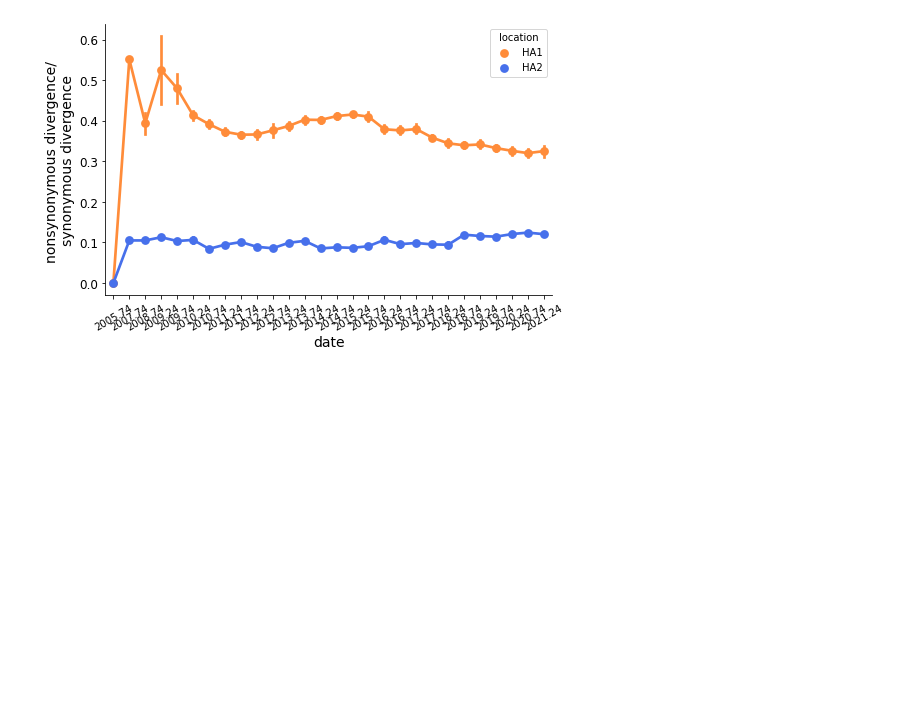
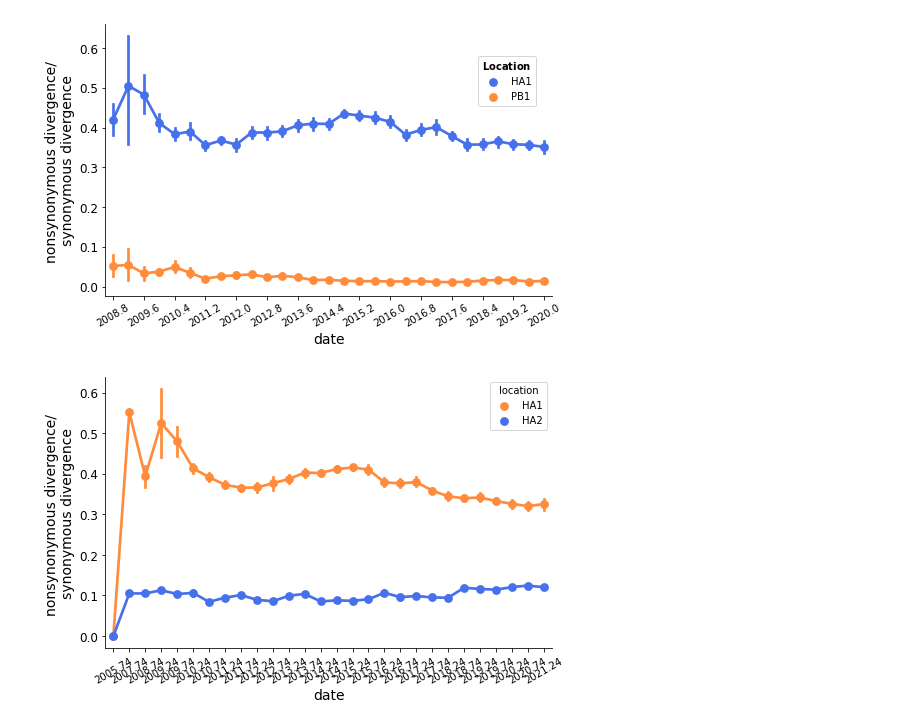
Before and after one commit to blab/sarscov2-adaptive-evolution, a Jupyter notebook: analysis/divergence-h3n2.ipynb, the cells around one changed output. Drawn from its saved outputs; the diff is of its cells as text; code cells hidden in the pictures; blank space fills up the shorter version.

Commit message:
add fig2 supp: h3n2 divergence ratios

```diff
--- a/analysis/divergence-h3n2.ipynb
+++ b/analysis/divergence-h3n2.ipynb
@@ -28,4 +32,0 @@ tree = json_to_tree(tree_json)
-# %%
-root_url = f"https://data.nextstrain.org/flu_seasonal_h3n2_ha_2y_root-sequence.json"
-
-root_json = requests.get(root_url).json()
@@ -73,7 +52,7 @@ def get_parent(tree, child_clade):
     node_path = tree.get_path(child_clade)
     return node_path
 # %%
-def determine_synonymous(nuc_muts_on_branch, parent_diffs_from_ref):
+def determine_synonymous(nuc_muts_on_branch, parent_diffs_from_ref, root_json,reference_gene_locations, reference_gene_codon):
 
     parent_diffs_pos = [int(k) for k,v in parent_diffs_from_ref.items()]
 
@@ -280,11 +305,5 @@ for node in tree.find_clades():
 # %%
-first_timepoint = tree.root.node_attrs['num_date']['value']
-last_timepoint = 0
-for node in tree.find_clades():
-    if node.node_attrs['num_date']['value'] > last_timepoint:
-        last_timepoint = node.node_attrs['num_date']['value']
-
-def make_time_windows(window_len):
+def make_time_windows(first_timepoint, last_timepoint, window_len):
     time_windows = np.arange(first_timepoint, last_timepoint, window_len).tolist()
     time_windows += [last_timepoint]
     return time_windows
@@ -357,0 +383,2 @@ window_dnds = find_divergence_in_window()
+# %%
+window_dnds = find_divergence_in_window(['ha', 'pb1'], window_len=0.4)
@@ -358,3 +400,24 @@ window_dnds = find_divergence_in_window()
+# %%
+fig, ax = plt.subplots(figsize=(8,5))
+cmap = {'pb1':"#ff8c3a", 'ha':"#4770eb"}
+
+sns.pointplot(x='window_end', y='dn/ds', hue='location', palette=cmap,
+              data=window_dnds, join=True,
+              ci=95, ax=ax)
+sns.despine(left=False, bottom=False)
+ax.set_xlabel('date', fontsize=14)
+ax.set_ylabel('nonsynonymous divergence/ \nsynonymous divergence', fontsize=14)
+ax.tick_params(axis='y', which='major', labelsize=12)
+ax.tick_params(axis='x', which='major', labelsize=10, rotation=30)
+
+handles, labels = ax.get_legend_handles_labels()
+lgd = ax.legend(handles, ['HA1', 'PB1'], loc='upper center', bbox_to_anchor=(0.9, 0.9),
+                 title = r'$\bf{Location}$')
+
+ax.xaxis.set_major_locator(plt.MultipleLocator(2.0))
+fig.savefig('plots/divergence_h3n2.png', dpi=300, bbox_inches='tight')
+# %% [output]
+[figure, added]
 # %%
 #12y
 fig, ax = plt.subplots(figsize=(8,5))
```
Also changed, not shown: parts of 11 cells of this notebook, 8 other files.
